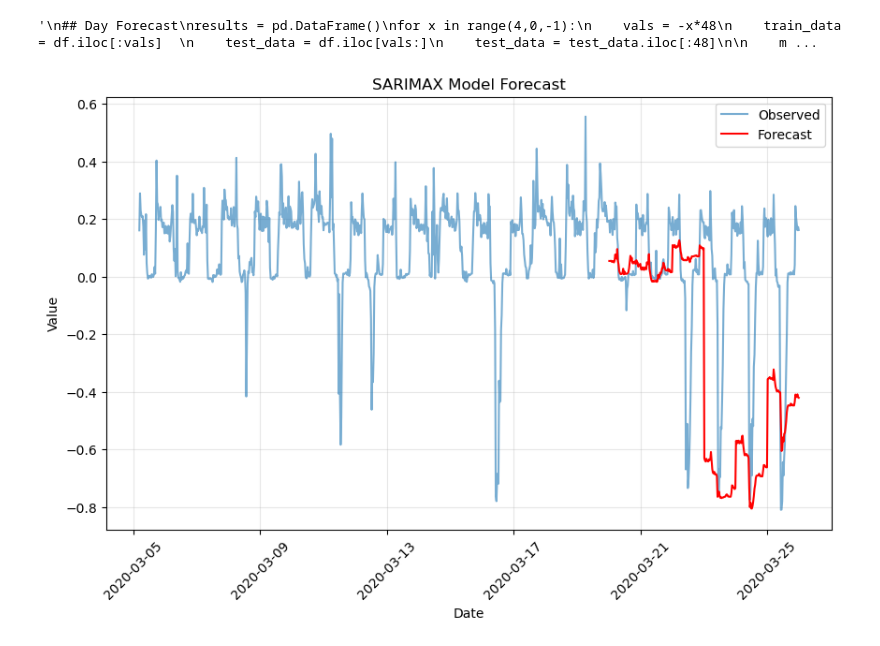
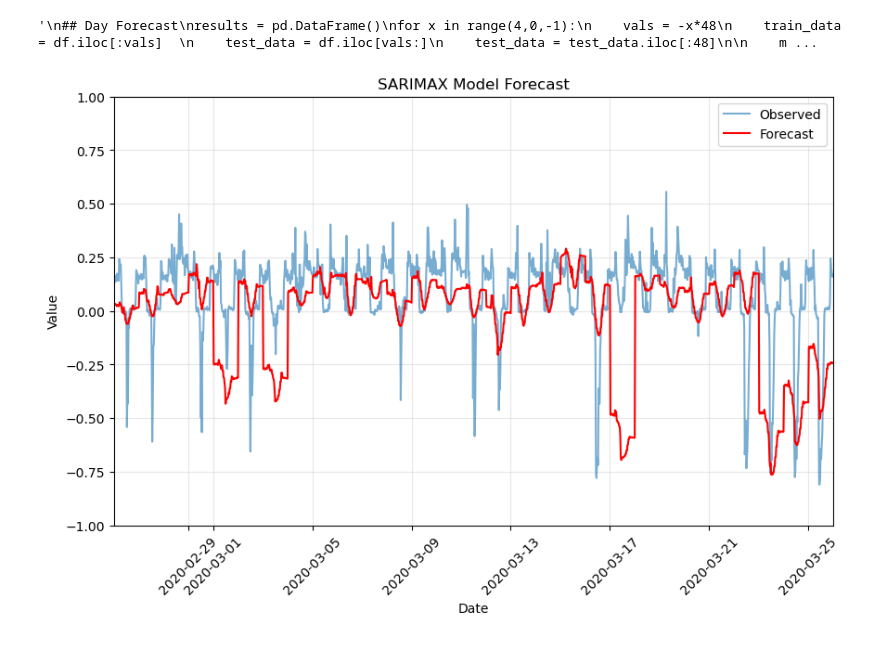
Before and after one commit to dguiraldes/aml_project, a Jupyter notebook: wills_code.ipynb, the cells around one changed output. Saved outputs shown, nothing was run; the diff lists cells and outputs as text; code cells hidden in the pictures.

```diff
--- a/wills_code.ipynb
+++ b/wills_code.ipynb
@@ -93,8 +93,8 @@ df['solar_radiation'] = df['solar_radiation'].astype('float32')
 df['sunshine_duration'] = df['sunshine_duration'].astype('float32')
 df['precipitation_probability'] = df['precipitation_probability'].astype('float32')
 
-df = df[df['datetime'] >= '25/1/2020']
-df = df[df['datetime'] <= '26/3/2020']
+df = df[df['datetime'] >= '2020-1-25']
+df = df[df['datetime'] <= '2020-3-26']
 print(df)
 
 df.info()
@@ -309,33 +288,39 @@ with tqdm(total=total_iterations) as pbar:
 ## 36 Hour forecast
 ## Train model and save then load model and update each time
 results = pd.DataFrame()
-for x in range(10,1,-1):
+for x in range(30,1,-1):
     vals = -x*48 +24 #to get midday
     train_data = df.iloc[:vals]
     test_data = df.iloc[vals:]
     test_data = test_data.iloc[:72]
 
-    model_auto = model_auto.update(train_data['net_load_norm'], exog=train_data[['solar_radiation','sunshine_duration', 'precipitation_probability']], maxiter=1,inplace=True)
+    #model_auto = model_auto.update(train_data['net_load_norm'], exog=train_data[['solar_radiation','sunshine_duration', 'precipitation_probability']], maxiter=1,trace=True,inplace=True)
     #model_auto.update(train_data['net_load_norm'])
+
+    model_auto = SARIMAX(train_data['net_load_norm'], exog=train_data[['solar_radiation','sunshine_duration', 'precipitation_probability']], order=(1, 1, 1), seasonal_order=(1, 0, 0, 48))
+    sarimax_model = model_auto.fit()
 
     #sarimax_params = model_auto.params
 
     #print("SARIMAX Parameters:")
     #print(sarimax_params)
 
-    #forecast_horizon = 24
-    #forecast = model.forecast(steps=forecast_horizon, exog=test_data[['solar_radiation','weekend_or_bank_holiday']])
-    forecast, conf_int = model_auto.predict(n_periods=72, exogenous=test_data[['solar_radiation','sunshine_duration', 'precipitation_probability']], return_conf_int=True)
+    forecast_horizon = 72
+    forecast = sarimax_model.forecast(steps=forecast_horizon, exog=test_data[['solar_radiation','sunshine_duration', 'precipitation_probability']])
+    #forecast, conf_int = model_auto.predict(n_periods=72, exogenous=test_data[['solar_radiation','sunshine_duration', 'precipitation_probability']], return_conf_int=True, order=(1, 1, 1), seasonal_order=(1, 0, 0, 48))
+    #forecast = model_auto.predict(n_periods=72, exogenous=test_data[['solar_radiation','sunshine_duration', 'precipitation_probability']], return_conf_int=True, order=(1, 1, 1), seasonal_order=(1, 0, 0, 48))
     df_final = pd.DataFrame(test_data)
-    df_final['forecast'] = forecast
+    forecast_df = pd.DataFrame(forecast)
     #print(df_final)
+    #print(forecast_df)
+    df_final['forecast'] = forecast_df['predicted_mean'].values
     df_final = df_final[24:]
     #print(conf_int)
 
     results = pd.concat([results, df_final],ignore_index=True)
     print(x-1)
 
-results = results.rename(columns={results.columns[-1]: 'forecast'})
+#results = results.rename(columns={results.columns[-1]: 'forecast'})
 
 plt.figure(figsize=(10, 6))
 plt.plot(df['datetime'], df['net_load_norm'], label='Observed')
@@ -347,4 +332,5 @@ plt.legend()
 plt.xticks(rotation=45)
 plt.grid(alpha=0.3)
 plt.show()
+#INdexing and setting params in prediction line
 # %% [output]
@@ -400,22 +390,29 @@ plt.show()
 # %% [output]
 '\n## Day Forecast\nresults = pd.DataFrame()\nfor x in range(4,0,-1):\n    vals = -x*48\n    train_data = df.iloc[:vals]  \n    test_data = df.iloc[vals:]\n    test_data = test_data.iloc[:48]\n\n    m ...
 # %%
-df2 = df[-1000:]
+df2 = df[-1440:]
 plt.figure(figsize=(10, 6))
 plt.plot(df2['datetime'], df2['net_load_norm'], label='Observed',alpha=0.6)
 plt.plot(results['datetime'], results['forecast'], label='Forecast', color='red',alpha=1)
 plt.xlabel('Date')
 plt.ylabel('Value')
 plt.title('SARIMAX Model Forecast')
 plt.legend()
 plt.xticks(rotation=45)
 plt.grid(alpha=0.3)
 
 #plt.axvline(x=pd.to_datetime('2020-3-24 12:00:00'), color='black', linestyle='--',linewidth=1)
 
+start_date = pd.Timestamp('2020-02-26')  # Replace with your desired start date
+end_date = pd.Timestamp('2020-03-26')    # Replace with your desired end date
+plt.xlim(start_date, end_date)
+plt.ylim(-1,1)
+
+
+
 plt.show()
 # %% [output]
-[figure, old version]
+[figure, new version]
 # %%
 from sklearn.metrics import mean_absolute_error
 norm_mae = mean_absolute_error(results['net_load_norm'], results['forecast'])
```
Also changed, not shown: parts of 7 cells of this notebook.
